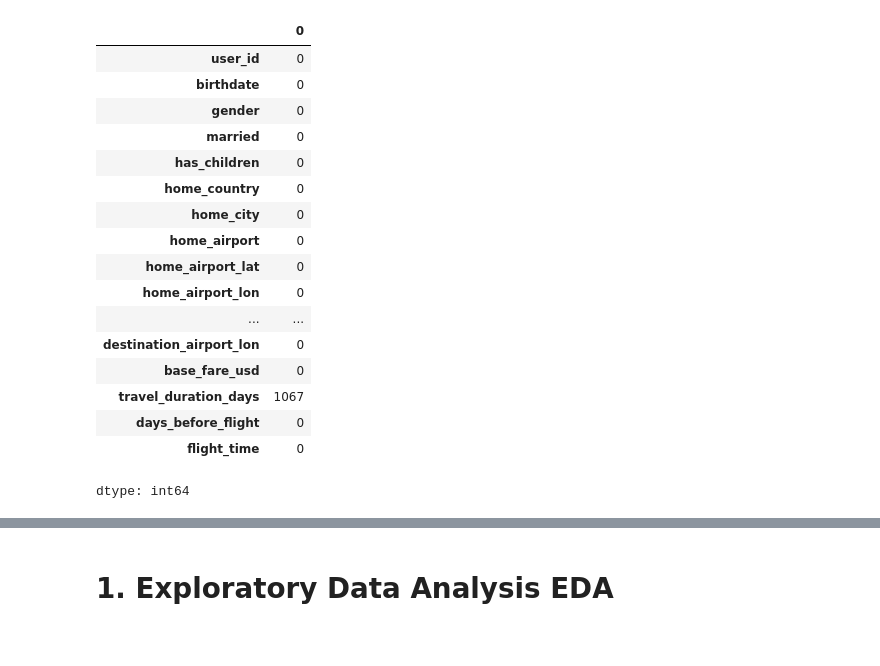
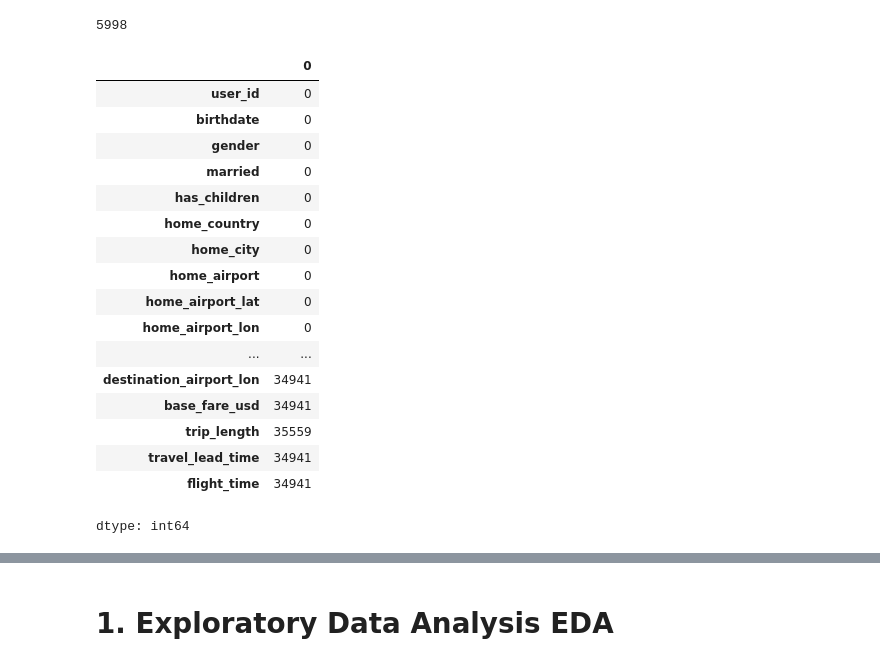
Before and after one commit to derewor/Travel-Tide-project, a Jupyter notebook: TravelTide_project_final.ipynb, the cells around one changed output, grey strips where cells are left out. Saved outputs shown, nothing was run; the diff lists cells and outputs as text; code cells hidden in the pictures.

```diff
--- a/TravelTide_project_final.ipynb
+++ b/TravelTide_project_final.ipynb
@@ -74,26 +83,34 @@ JOIN hotels h ON fl.trip_id = h.trip_id
 '''
 # %%
 # Creating the DataFrame
-final_table = pd.read_sql(query, con=connection)
+session_table = pd.read_sql(query, con=connection)
+# %%
+# The user_id and trip_id are duplicated. So need to drop the extra ones.
+session_table = session_table.loc[:, ~session_table.columns.duplicated()]
+# %%
+# The total number of row session in seven months
+session_table.user_id.nunique()
+# %% [output]
+5998
 # %%
 # checking for null values
-final_table.isna().sum()
+session_table.isna().sum()
 # %% [output]
 |  | 0 |
 | user_id | 0 |
 | birthdate | 0 |
 | gender | 0 |
 | married | 0 |
 | has_children | 0 |
 | home_country | 0 |
 | home_city | 0 |
 | home_airport | 0 |
 | home_airport_lat | 0 |
 | home_airport_lon | 0 |
 | ... | ... |
-| destination_airport_lon | 0 |
-| base_fare_usd | 0 |
-| travel_duration_days | 1067 |
-| days_before_flight | 0 |
-| flight_time | 0 |
+| destination_airport_lon | 34941 |
+| base_fare_usd | 34941 |
+| trip_length | 35559 |
+| travel_lead_time | 34941 |
+| flight_time | 34941 |
 dtype: int64
```
Also changed, not shown: parts of 53 cells of this notebook.
